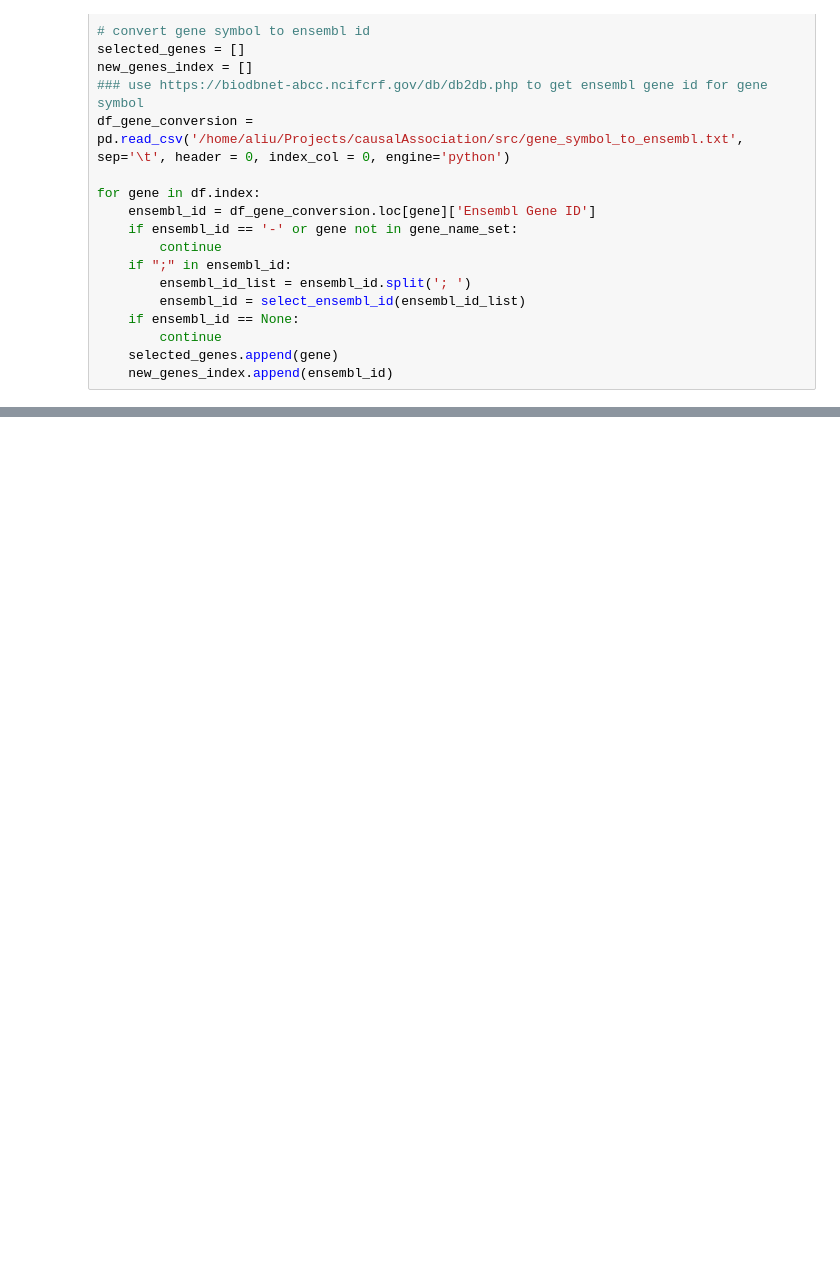
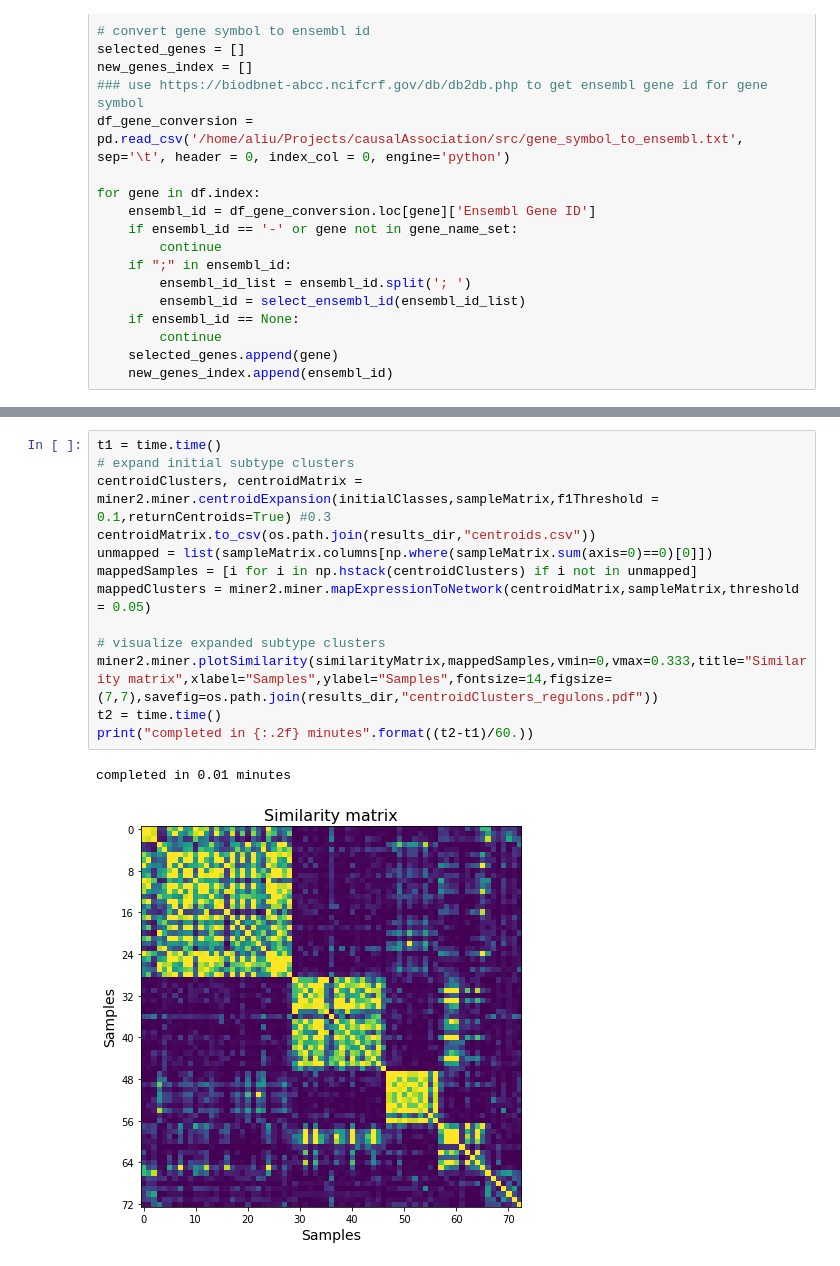
Before and after one commit to hypercubestart/CausalAssociation, a Jupyter notebook: miner2.ipynb, the cells around one changed output, grey strips where cells are left out. Saved outputs shown, nothing was run; the diff lists cells and outputs as text; blank space fills up the shorter version.

```diff
--- a/miner2.ipynb
+++ b/miner2.ipynb
@@ -373,0 +406,16 @@ mechanistic_output
+# %%
+t1 = time.time()
+# expand initial subtype clusters
+centroidClusters, centroidMatrix = miner2.miner.centroidExpansion(initialClasses,sampleMatrix,f1Threshold = 0.1,returnCentroids=True) #0.3
+centroidMatrix.to_csv(os.path.join(results_dir,"centroids.csv"))
+unmapped = list(sampleMatrix.columns[np.where(sampleMatrix.sum(axis=0)==0)[0]])
+mappedSamples = [i for i in np.hstack(centroidClusters) if i not in unmapped]
+mappedClusters = miner2.miner.mapExpressionToNetwork(centroidMatrix,sampleMatrix,threshold = 0.05)
+
+# visualize expanded subtype clusters
+miner2.miner.plotSimilarity(similarityMatrix,mappedSamples,vmin=0,vmax=0.333,title="Similarity matrix",xlabel="Samples",ylabel="Samples",fontsize=14,figsize=(7,7),savefig=os.path.join(results_dir,"centroidClusters_regulons.pdf"))
+t2 = time.time()
+print("completed in {:.2f} minutes".format((t2-t1)/60.))
+# %% [output]
+completed in 0.01 minutes
+[figure, added]
```
Also changed, not shown: parts of 23 cells of this notebook, 24 other files.
